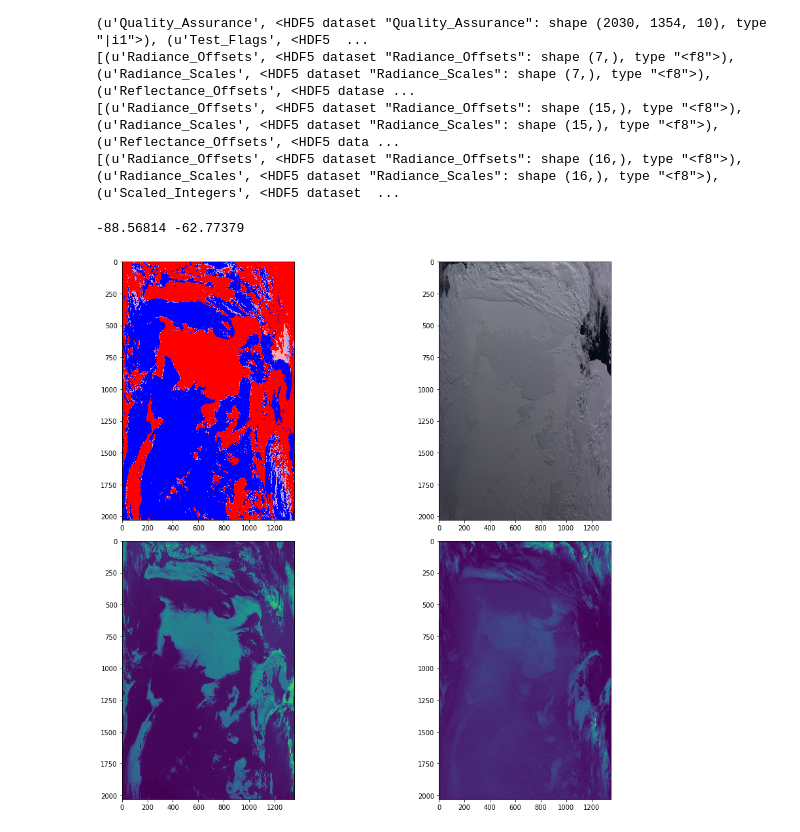
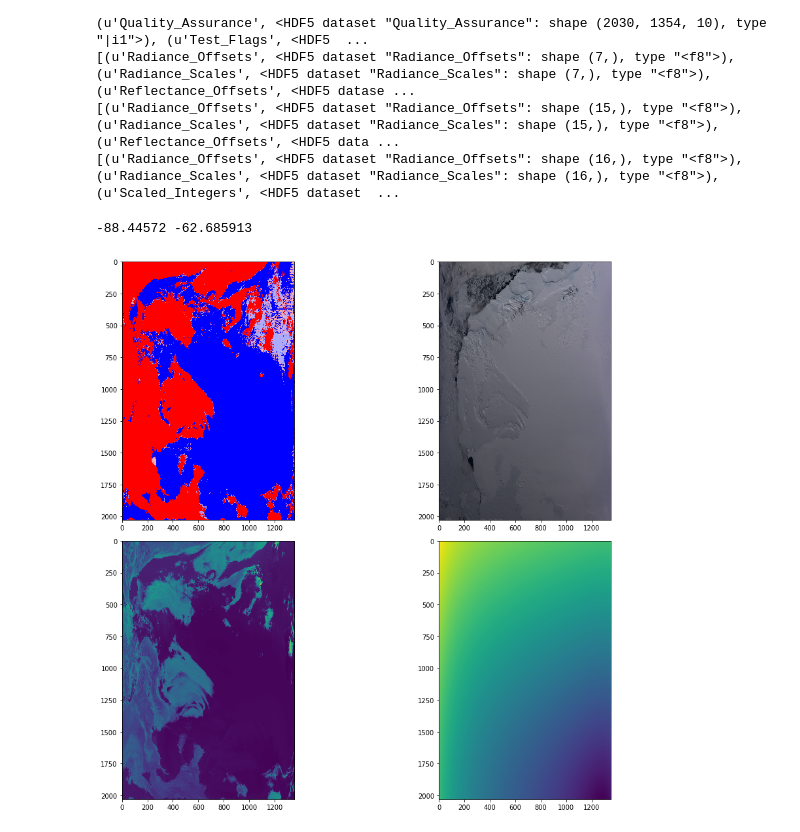
Before and after one commit to cloudy365/ML_CM, a Jupyter notebook: scratch.ipynb, the cells around one changed output. Cells and saved outputs as stored; diff of their text form; code cells hidden in the pictures.

```diff
--- a/scratch.ipynb
+++ b/scratch.ipynb
@@ -131,34 +131,36 @@ def get_data(icat, itime, iband, itype='radiance'):
     return radiance
 
 
 
-itime = '2245'
+itime = '0755'
 lat = mod03['/{}/Latitude'.format(itime)][:]
+lon = mod03['/{}/Longitude'.format(itime)][:]
+vza = mod03['/{}/SensorZenith'.format(itime)][:]
 print lat.min(), lat.max()
 data_0 = get_data(mod02_vis, itime, 0, 'reflectance')
 data_1 = get_data(mod02_vis, itime, 3, 'reflectance')
 data_2 = get_data(mod02_vis, itime, 2, 'reflectance')
 data_3 = get_data(mod02_lw, itime, 0)
 data_4 = get_data(mod02_swir, itime, -1)
 data = np.dstack([data_0, data_1, data_2])
 
 
 plt.figure(figsize=(16, 12))
 plt.subplot(221)
 plt.imshow( mod35['/{}/Cloud_Mask'.format(itime)][:, :, 1], cmap='bwr_r' )
 
 plt.subplot(222)
 plt.imshow( data )
 
 plt.subplot(223)
 plt.imshow( data_3 )
 
 
 plt.subplot(224)
-plt.imshow( data_4 )
+plt.imshow( lat )
 
 plt.tight_layout()
 plt.show()
 # %% [output]
--88.56814 -62.77379
+-88.44572 -62.685913
-[figure, old version]
+[figure, new version]
```
Also changed, not shown: parts of 2 cells of this notebook.
